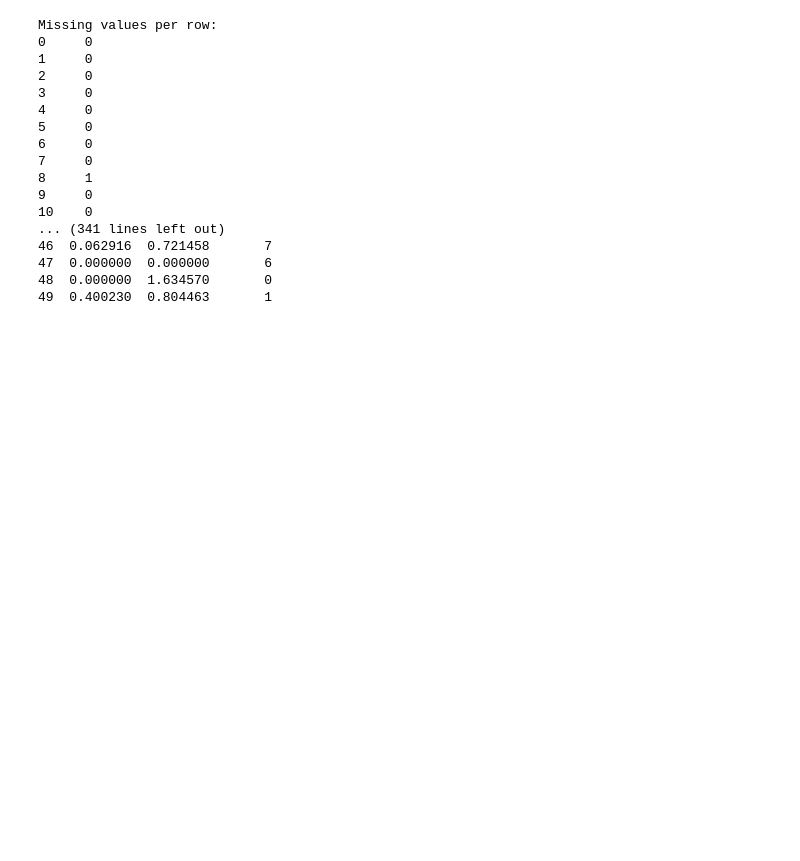
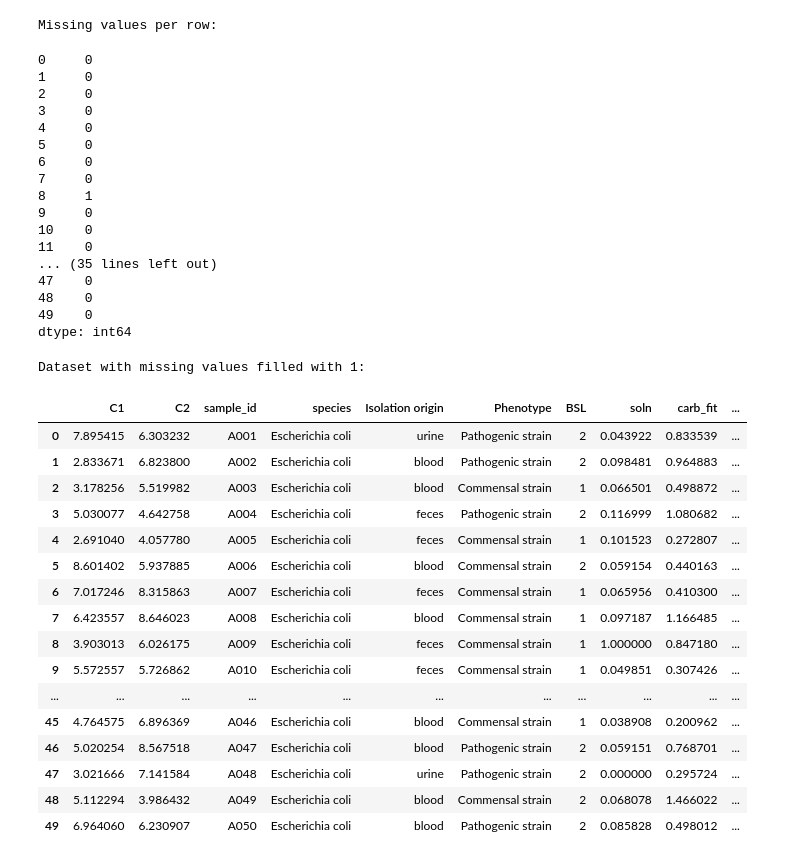
Before and after one commit to opemidimejiosatoyinbo/Biological-Data-Exploration-and-Cleaning-with-Pandas, a Jupyter notebook: Data_Exploration_and_Cleaning_with_Pandas.ipynb, the cells around one changed output. Cells and saved outputs as stored; diff of their text form; code cells hidden in the pictures; blank space fills up the shorter version.

```diff
--- a/Data_Exploration_and_Cleaning_with_Pandas.ipynb
+++ b/Data_Exploration_and_Cleaning_with_Pandas.ipynb
@@ -106,31 +131,47 @@ Rows where carb_fit > 0.5:
 bacteria_data_missing = bacteria_data.copy()
 
 # Count the number of missing values per row
-print('\nMissing values per row:')
-print(bacteria_data_missing.isna().sum(axis=1))
-
-# Create a new version of the dataset where missing values are filled with 1
-print('\nDataset with missing values filled with 1:')
-print(bacteria_data_missing.fillna(1))
-
-# Create another version where columns containing missing values are dropped entirely
-print('\nDataset with columns containing missing values dropped:')
-print(bacteria_data_missing.dropna())
+print('Missing values per row:')
+bacteria_data_missing.isna().sum(axis=1)
 # %% [output]
 Missing values per row:
-0     0
-1     0
-2     0
-3     0
-4     0
-5     0
-6     0
-7     0
-8     1
-9     0
-10    0
-... (341 lines left out)
-46  0.062916  0.721458       7
-47  0.000000  0.000000       6
-48  0.000000  1.634570       0
-49  0.400230  0.804463       1
+0     0
+1     0
+2     0
+3     0
+4     0
+5     0
+6     0
+7     0
+8     1
+9     0
+10    0
+11    0
+... (35 lines left out)
+47    0
+48    0
+49    0
+dtype: int64
+# %%
+# Create a new version of the dataset where missing values are filled with 1
+print('Dataset with missing values filled with 1:')
+bacteria_data_missing.fillna(1)
+# %% [output]
+Dataset with missing values filled with 1:
+|  | C1 | C2 | sample_id | species | Isolation origin | Phenotype | BSL | soln | carb_fit | ... |
+| 0 | 7.895415 | 6.303232 | A001 | Escherichia coli | urine | Pathogenic strain | 2 | 0.043922 | 0.833539 | ... |
+| 1 | 2.833671 | 6.823800 | A002 | Escherichia coli | blood | Pathogenic strain | 2 | 0.098481 | 0.964883 | ... |
+| 2 | 3.178256 | 5.519982 | A003 | Escherichia coli | blood | Commensal strain | 1 | 0.066501 | 0.498872 | ... |
+| 3 | 5.030077 | 4.642758 | A004 | Escherichia coli | feces | Pathogenic strain | 2 | 0.116999 | 1.080682 | ... |
+| 4 | 2.691040 | 4.057780 | A005 | Escherichia coli | feces | Commensal strain | 1 | 0.101523 | 0.272807 | ... |
+| 5 | 8.601402 | 5.937885 | A006 | Escherichia coli | blood | Commensal strain | 2 | 0.059154 | 0.440163 | ... |
+| 6 | 7.017246 | 8.315863 | A007 | Escherichia coli | feces | Commensal strain | 1 | 0.065956 | 0.410300 | ... |
+| 7 | 6.423557 | 8.646023 | A008 | Escherichia coli | blood | Commensal strain | 1 | 0.097187 | 1.166485 | ... |
+| 8 | 3.903013 | 6.026175 | A009 | Escherichia coli | feces | Commensal strain | 1 | 1.000000 | 0.847180 | ... |
+| 9 | 5.572557 | 5.726862 | A010 | Escherichia coli | feces | Commensal strain | 1 | 0.049851 | 0.307426 | ... |
+| ... | ... | ... | ... | ... | ... | ... | ... | ... | ... | ... |
+| 45 | 4.764575 | 6.896369 | A046 | Escherichia coli | blood | Commensal strain | 1 | 0.038908 | 0.200962 | ... |
+| 46 | 5.020254 | 8.567518 | A047 | Escherichia coli | blood | Pathogenic strain | 2 | 0.059151 | 0.768701 | ... |
+| 47 | 3.021666 | 7.141584 | A048 | Escherichia coli | urine | Pathogenic strain | 2 | 0.000000 | 0.295724 | ... |
+| 48 | 5.112294 | 3.986432 | A049 | Escherichia coli | blood | Commensal strain | 2 | 0.068078 | 1.466022 | ... |
+| 49 | 6.964060 | 6.230907 | A050 | Escherichia coli | blood | Pathogenic strain | 2 | 0.085828 | 0.498012 | ... |
```
Also changed, not shown: parts of 19 cells of this notebook.
